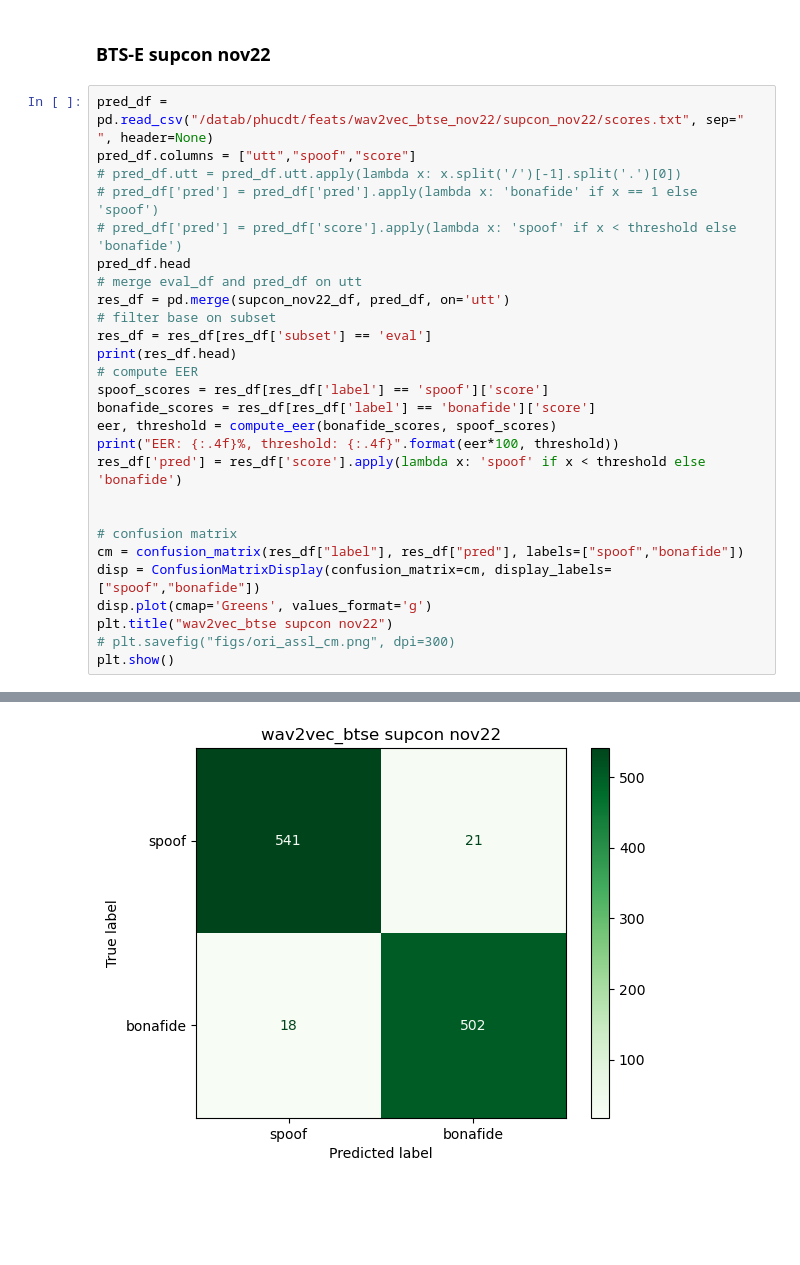
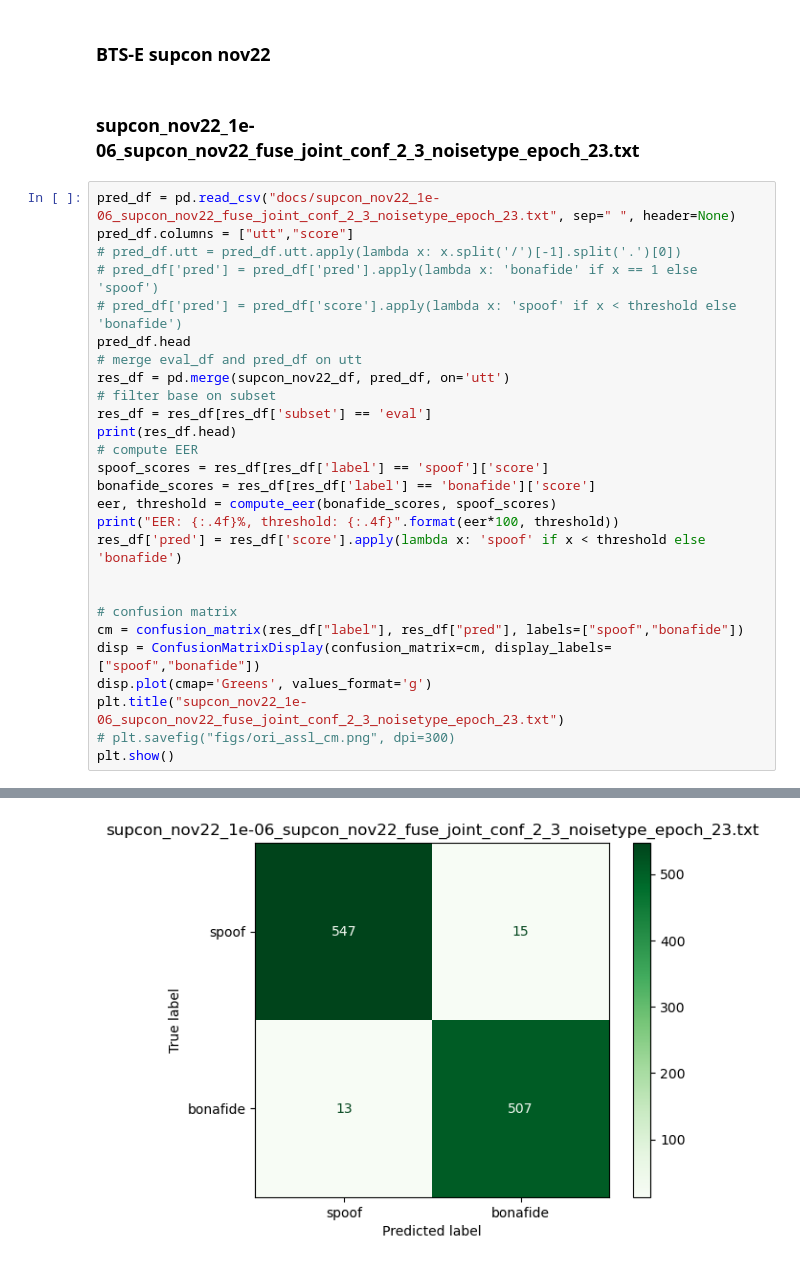
Before and after one commit to josebeo2016/DNNFuse, a Jupyter notebook: result.ipynb, the cells around one changed output, grey strips where cells are left out. Drawn from its saved outputs; the diff is of its cells as text; blank space fills up the shorter version.

Commit message:
fix conf-2-noisetype

```diff
--- a/result.ipynb
+++ b/result.ipynb
@@ -1813,9 +1861,11 @@ EER: 2.6807%, threshold: -1.3379
 [figure]
 # %% [markdown]
 ### BTS-E supcon nov22
+# %% [markdown]
+### supcon_nov22_1e-06_supcon_nov22_fuse_joint_conf_2_3_noisetype_epoch_23.txt
 # %%
-pred_df = pd.read_csv("/datab/phucdt/feats/wav2vec_btse_nov22/supcon_nov22/scores.txt", sep=" ", header=None)
-pred_df.columns = ["utt","spoof","score"]
+pred_df = pd.read_csv("docs/supcon_nov22_1e-06_supcon_nov22_fuse_joint_conf_2_3_noisetype_epoch_23.txt", sep=" ", header=None)
+pred_df.columns = ["utt","score"]
 # pred_df.utt = pred_df.utt.apply(lambda x: x.split('/')[-1].split('.')[0])
 # pred_df['pred'] = pred_df['pred'].apply(lambda x: 'bonafide' if x == 1 else 'spoof')
 # pred_df['pred'] = pred_df['score'].apply(lambda x: 'spoof' if x < threshold else 'bonafide')
@@ -1837,7 +1887,7 @@ res_df['pred'] = res_df['score'].apply(lambda x: 'spoof' if x < threshold else '
 cm = confusion_matrix(res_df["label"], res_df["pred"], labels=["spoof","bonafide"])
 disp = ConfusionMatrixDisplay(confusion_matrix=cm, display_labels=["spoof","bonafide"])
 disp.plot(cmap='Greens', values_format='g')
-plt.title("wav2vec_btse supcon nov22")
+plt.title("supcon_nov22_1e-06_supcon_nov22_fuse_joint_conf_2_3_noisetype_epoch_23.txt")
 # plt.savefig("figs/ori_assl_cm.png", dpi=300)
 plt.show()
 # %% [output]
@@ -1861 +1911 @@ EER: 3.6953%, threshold: -0.7060
-[figure, old version]
+[figure, new version]
```
Also changed, not shown: parts of 5 cells of this notebook, 1 other file.
